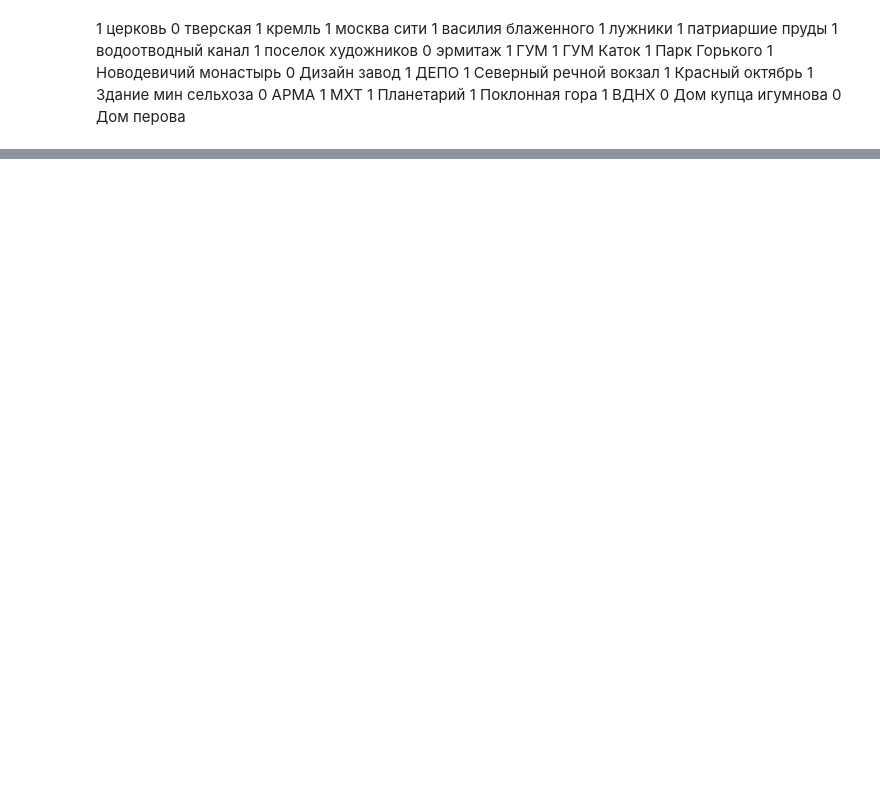
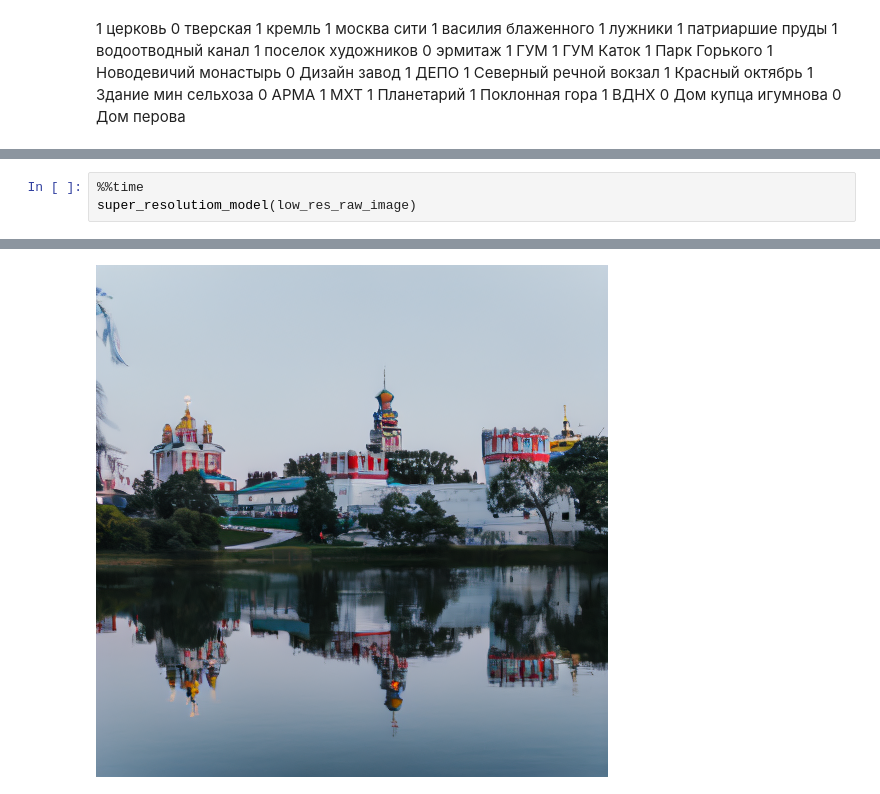
Before and after one commit to leffff/travel-hack, a Jupyter notebook: ml/ruclip_retriever_v2.ipynb, the cells around one changed output, grey strips where cells are left out. Drawn from its saved outputs; the diff is of its cells as text; blank space fills up the shorter version.

```diff
--- a/ml/ruclip_retriever_v2.ipynb
+++ b/ml/ruclip_retriever_v2.ipynb
@@ -592,0 +585,4 @@ Wall time: 621 ms
+# %%
+%%time
+super_resolutiom_model(low_res_raw_image)
+# %% [output]
@@ -592,0 +591 @@ Wall time: 621 ms
+[figure, added]
```
Also changed, not shown: parts of 19 cells of this notebook, 4 other files.
